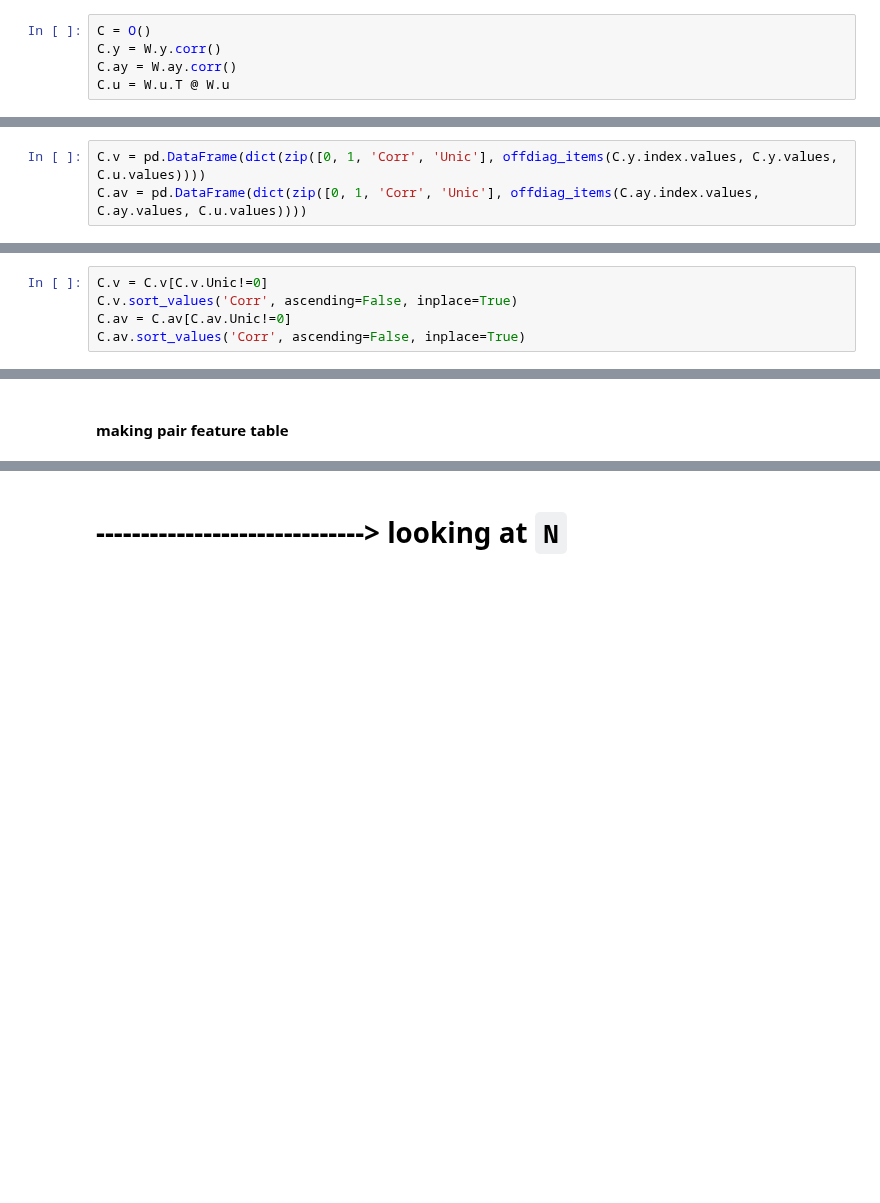
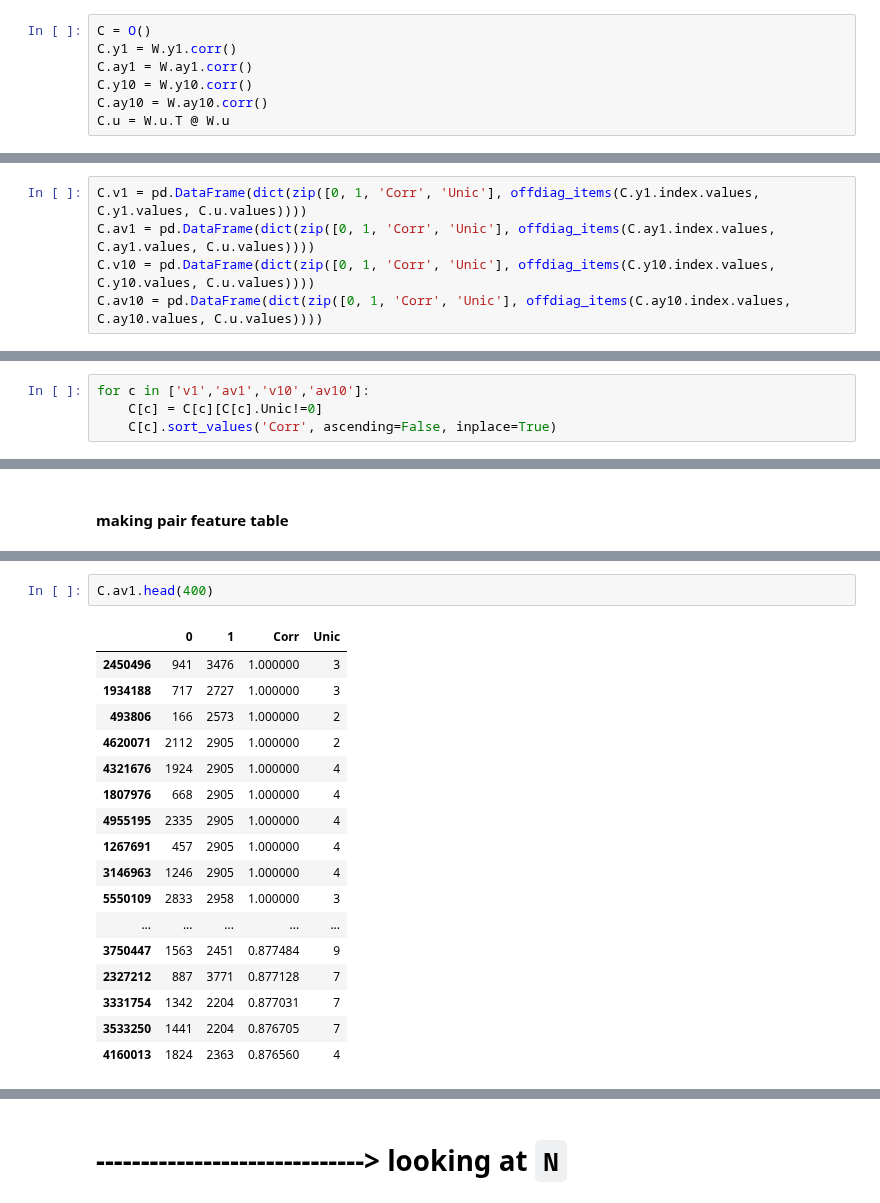
Before and after one commit to yumichael/two-sigma-financial-news, a Jupyter notebook: work/pair.ipynb, the cells around one changed output, grey strips where cells are left out. Drawn from its saved outputs; the diff is of its cells as text; blank space fills up the shorter version.

```diff
--- a/work/pair.ipynb
+++ b/work/pair.ipynb
@@ -75,8 +77,10 @@ W.ay = Mt[['time','assetCodeId','aooTEN']].pivot('time','assetCodeId').aooTEN
 W.u = Mt[['time','assetCodeId','universe']].pivot('time','assetCodeId').universe.fillna(0).astype(int)
 # %%
 C = O()
-C.y = W.y.corr()
-C.ay = W.ay.corr()
+C.y1 = W.y1.corr()
+C.ay1 = W.ay1.corr()
+C.y10 = W.y10.corr()
+C.ay10 = W.ay10.corr()
 C.u = W.u.T @ W.u
 # %%
 @njit
@@ -100,6 +104,8 @@ def offdiag_items(ix, x, y):
             Y[k] = y[i,j]
     return I, J, X, Y
 # %%
-C.v = pd.DataFrame(dict(zip([0, 1, 'Corr', 'Unic'], offdiag_items(C.y.index.values, C.y.values, C.u.values))))
-C.av = pd.DataFrame(dict(zip([0, 1, 'Corr', 'Unic'], offdiag_items(C.ay.index.values, C.ay.values, C.u.values))))
+C.v1 = pd.DataFrame(dict(zip([0, 1, 'Corr', 'Unic'], offdiag_items(C.y1.index.values, C.y1.values, C.u.values))))
+C.av1 = pd.DataFrame(dict(zip([0, 1, 'Corr', 'Unic'], offdiag_items(C.ay1.index.values, C.ay1.values, C.u.values))))
+C.v10 = pd.DataFrame(dict(zip([0, 1, 'Corr', 'Unic'], offdiag_items(C.y10.index.values, C.y10.values, C.u.values))))
+C.av10 = pd.DataFrame(dict(zip([0, 1, 'Corr', 'Unic'], offdiag_items(C.ay10.index.values, C.ay10.values, C.u.values))))
 # %%
@@ -107,8 +114,7 @@ pd.to_pickle((O.py(W),O.py(C)), 'pair-working.pkl')
-# %%
-C.v = C.v[C.v.Unic!=0]
-C.v.sort_values('Corr', ascending=False, inplace=True)
-C.av = C.av[C.av.Unic!=0]
-C.av.sort_values('Corr', ascending=False, inplace=True)
+# %%
+for c in ['v1','av1','v10','av10']:
+    C[c] = C[c][C[c].Unic!=0]
+    C[c].sort_values('Corr', ascending=False, inplace=True)
 # %% [markdown]
 *see some stuff*
 # %%
@@ -150,0 +165,20 @@ def make_G(*, F, Cv, cutoff):
+# %%
+C.av1.head(400)
+# %% [output]
+|  | 0 | 1 | Corr | Unic |
+| 2450496 | 941 | 3476 | 1.000000 | 3 |
+| 1934188 | 717 | 2727 | 1.000000 | 3 |
+| 493806 | 166 | 2573 | 1.000000 | 2 |
+| 4620071 | 2112 | 2905 | 1.000000 | 2 |
+| 4321676 | 1924 | 2905 | 1.000000 | 4 |
+| 1807976 | 668 | 2905 | 1.000000 | 4 |
+| 4955195 | 2335 | 2905 | 1.000000 | 4 |
+| 1267691 | 457 | 2905 | 1.000000 | 4 |
+| 3146963 | 1246 | 2905 | 1.000000 | 4 |
+| 5550109 | 2833 | 2958 | 1.000000 | 3 |
+| ... | ... | ... | ... | ... |
+| 3750447 | 1563 | 2451 | 0.877484 | 9 |
+| 2327212 | 887 | 3771 | 0.877128 | 7 |
+| 3331754 | 1342 | 2204 | 0.877031 | 7 |
+| 3533250 | 1441 | 2204 | 0.876705 | 7 |
+| 4160013 | 1824 | 2363 | 0.876560 | 4 |
```
Also changed, not shown: parts of 11 cells of this notebook.
